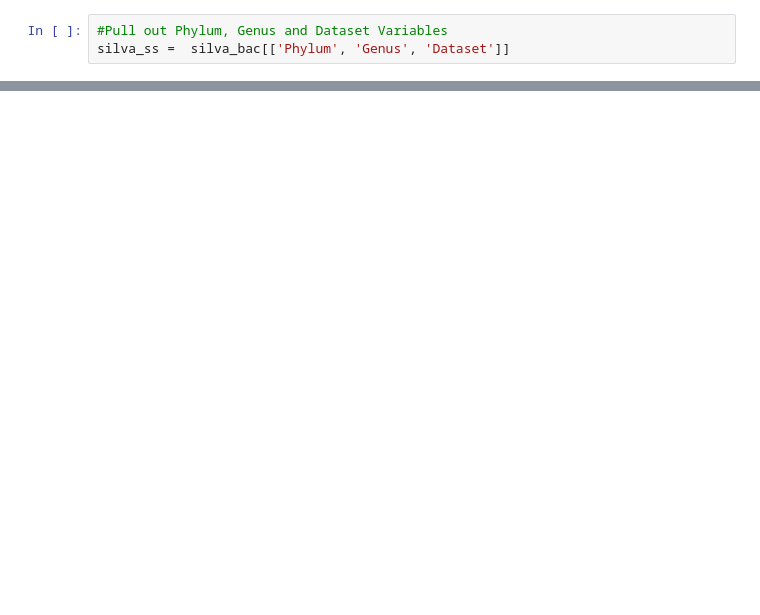
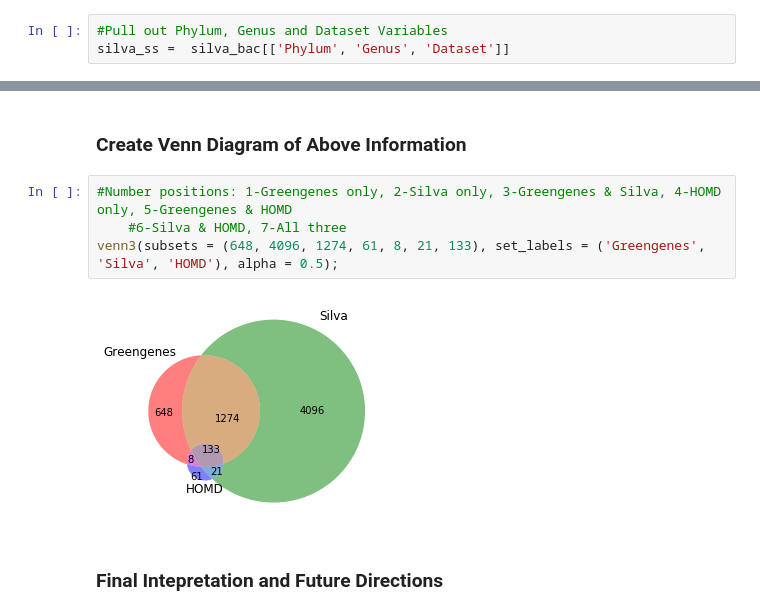
Before and after one commit to KathMaki/final-project, a Jupyter notebook: final-project.ipynb, the cells around one changed output, grey strips where cells are left out. Saved outputs shown, nothing was run; the diff lists cells and outputs as text; blank space fills up the shorter version.

```diff
--- a/final-project.ipynb
+++ b/final-project.ipynb
@@ -239,0 +799,10 @@ For final project, you will need to perform a statistical model. This means you
+# %% [markdown]
+### Create Venn Diagram of Above Information
+# %%
+#Number positions: 1-Greengenes only, 2-Silva only, 3-Greengenes & Silva, 4-HOMD only, 5-Greengenes & HOMD
+    #6-Silva & HOMD, 7-All three
+venn3(subsets = (648, 4096, 1274, 61, 8, 21, 133), set_labels = ('Greengenes', 'Silva', 'HOMD'), alpha = 0.5);
+# %% [output]
+[figure, added]
+# %% [markdown]
+### Final Intepretation and Future Directions
```
Also changed, not shown: parts of 115 cells of this notebook, 1 other file.
